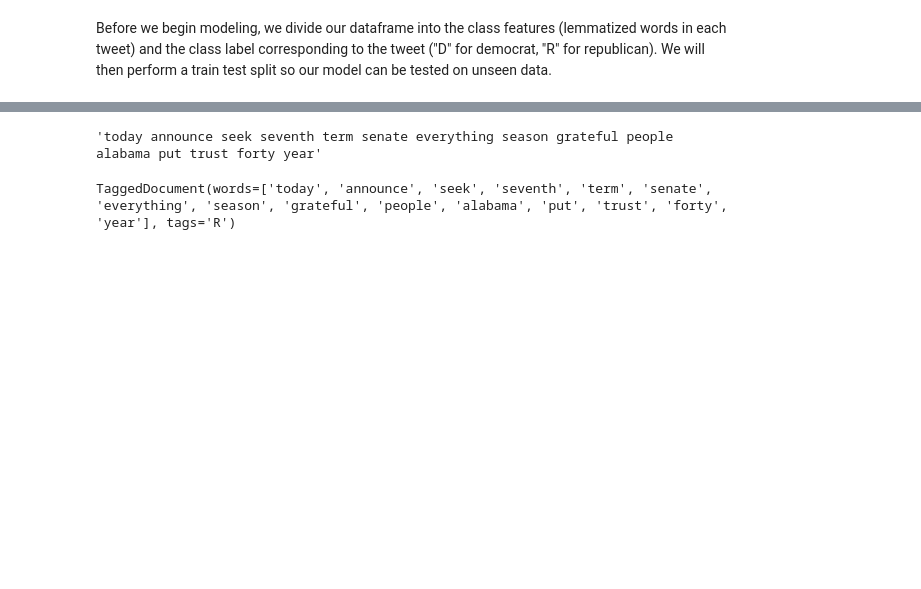
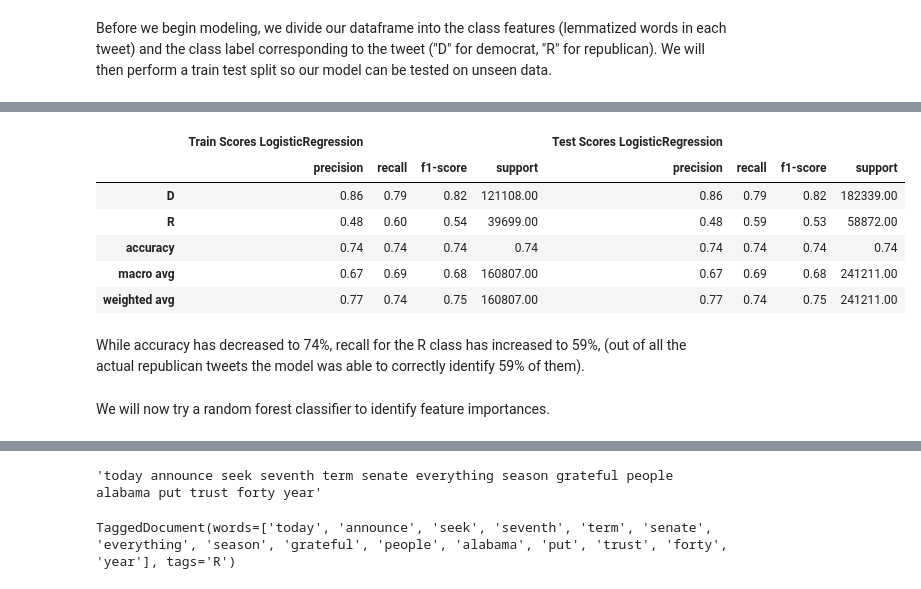
Before and after one commit to swzoeller/NLP-Capstone, a Jupyter notebook: data-extraction-twint.ipynb, the cells around one changed output, grey strips where cells are left out. Saved outputs shown, nothing was run; the diff lists cells and outputs as text; code cells hidden in the pictures; blank space fills up the shorter version.

```diff
--- a/data-extraction-twint.ipynb
+++ b/data-extraction-twint.ipynb
@@ -587,0 +625,18 @@ X_train, X_test, y_train, y_test = train_test_split(X, y, test_size=0.25, random
+# %%
+pipe_lr2 = Pipeline([('t_proc', CountVectorizer(max_features=1000)),
+                    ("sm", SMOTE(random_state=random_state)),
+                     ('clf', LogisticRegression())])
+# %%
+return_classification_report(pipe_lr2, X_train, y_train, X_test, y_test)
+# %% [output]
+|  | Train Scores LogisticRegression |  |  |  | Test Scores LogisticRegression |  |  |  |
+|  | precision | recall | f1-score | support | precision | recall | f1-score | support |
+| D | 0.86 | 0.79 | 0.82 | 121108.00 | 0.86 | 0.79 | 0.82 | 182339.00 |
+| R | 0.48 | 0.60 | 0.54 | 39699.00 | 0.48 | 0.59 | 0.53 | 58872.00 |
+| accuracy | 0.74 | 0.74 | 0.74 | 0.74 | 0.74 | 0.74 | 0.74 | 0.74 |
+| macro avg | 0.67 | 0.69 | 0.68 | 160807.00 | 0.67 | 0.69 | 0.68 | 241211.00 |
+| weighted avg | 0.77 | 0.74 | 0.75 | 160807.00 | 0.77 | 0.74 | 0.75 | 241211.00 |
+# %% [markdown]
+While accuracy has decreased to 74%, recall for the R class has increased to 59%, (out of all the actual republican tweets the model was able to correctly identify 59% of them).
+# %% [markdown]
+We will now try a random forest classifier to identify feature importances.
```
Also changed, not shown: parts of 35 cells of this notebook.
